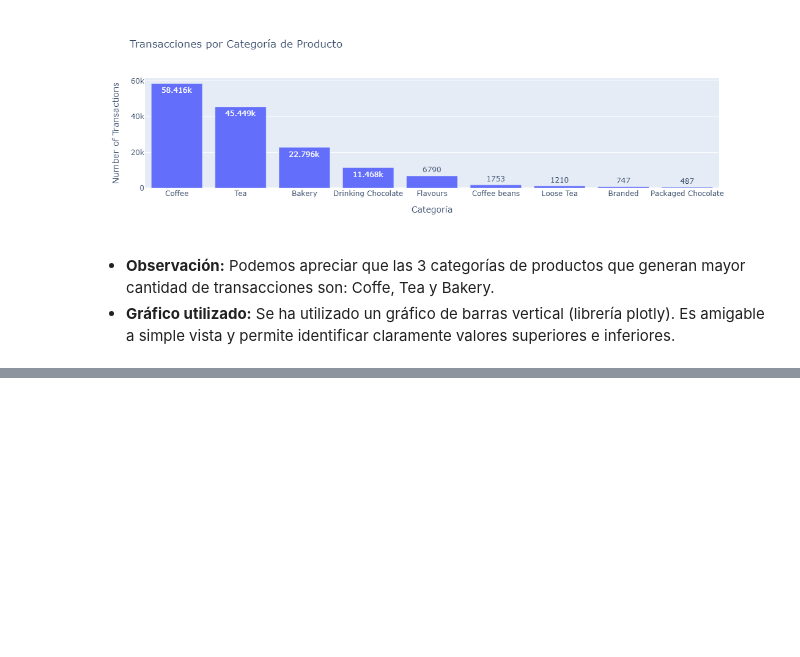
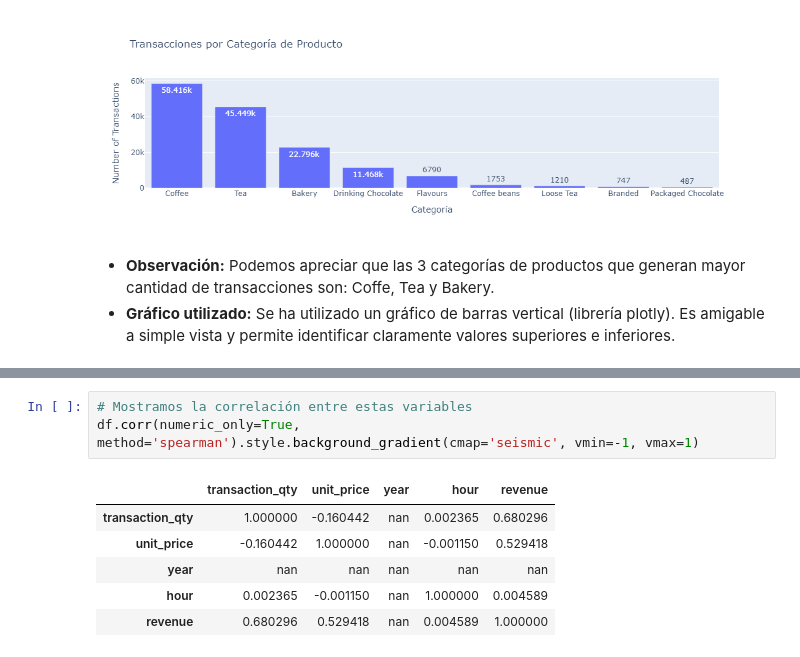
Before and after one commit to Erick0407/proyecto_final_py, a Jupyter notebook: Notebooks/03_Analisis_visualizaciones.ipynb, the cells around one changed output, grey strips where cells are left out. Saved outputs shown, nothing was run; the diff lists cells and outputs as text; blank space fills up the shorter version.

```diff
--- a/Notebooks/03_Analisis_visualizaciones.ipynb
+++ b/Notebooks/03_Analisis_visualizaciones.ipynb
@@ -400,0 +425,10 @@ fig.show()
+# %%
+# Mostramos la correlación entre estas variables
+df.corr(numeric_only=True, method='spearman').style.background_gradient(cmap='seismic', vmin=-1, vmax=1)
+# %% [output]
+|  | transaction_qty | unit_price | year | hour | revenue |
+| transaction_qty | 1.000000 | -0.160442 | nan | 0.002365 | 0.680296 |
+| unit_price | -0.160442 | 1.000000 | nan | -0.001150 | 0.529418 |
+| year | nan | nan | nan | nan | nan |
+| hour | 0.002365 | -0.001150 | nan | 1.000000 | 0.004589 |
+| revenue | 0.680296 | 0.529418 | nan | 0.004589 | 1.000000 |
```
Also changed, not shown: parts of 4 cells of this notebook.
